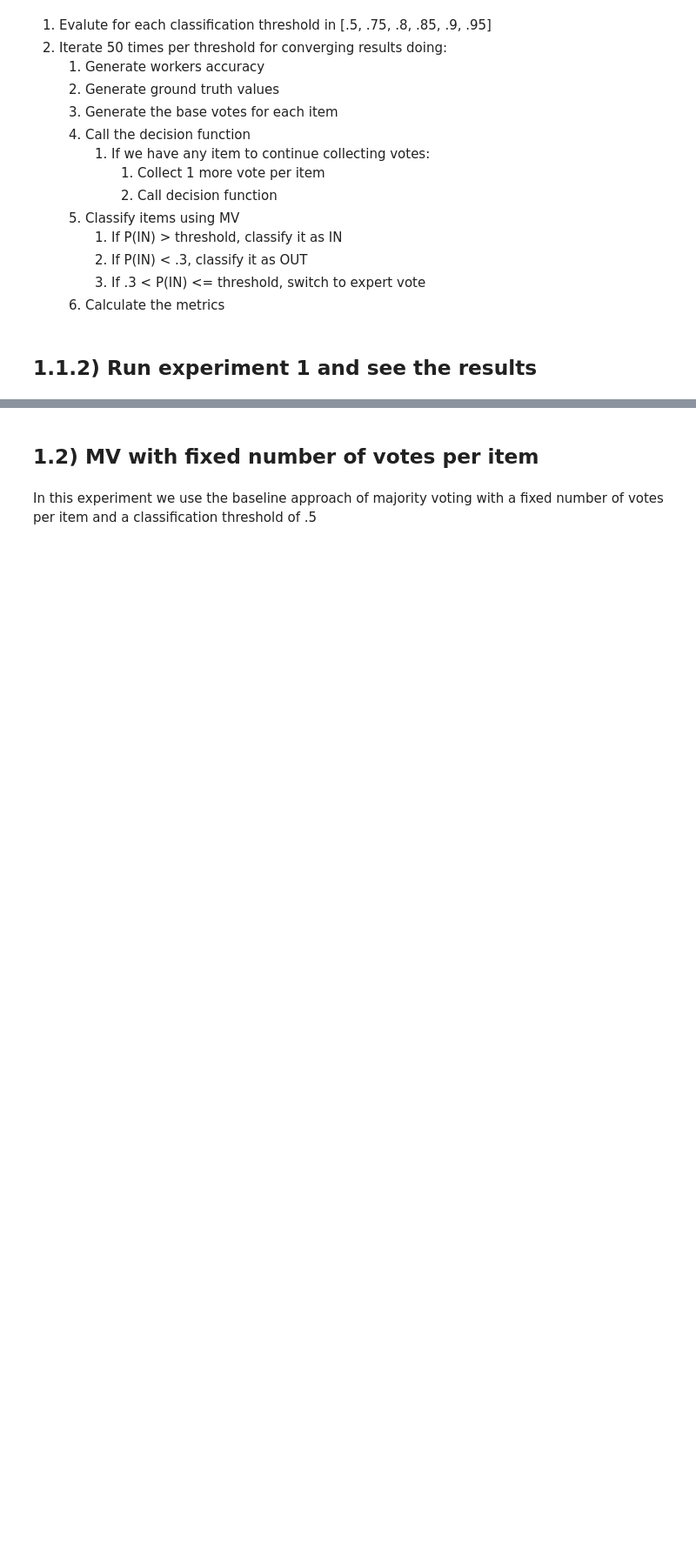
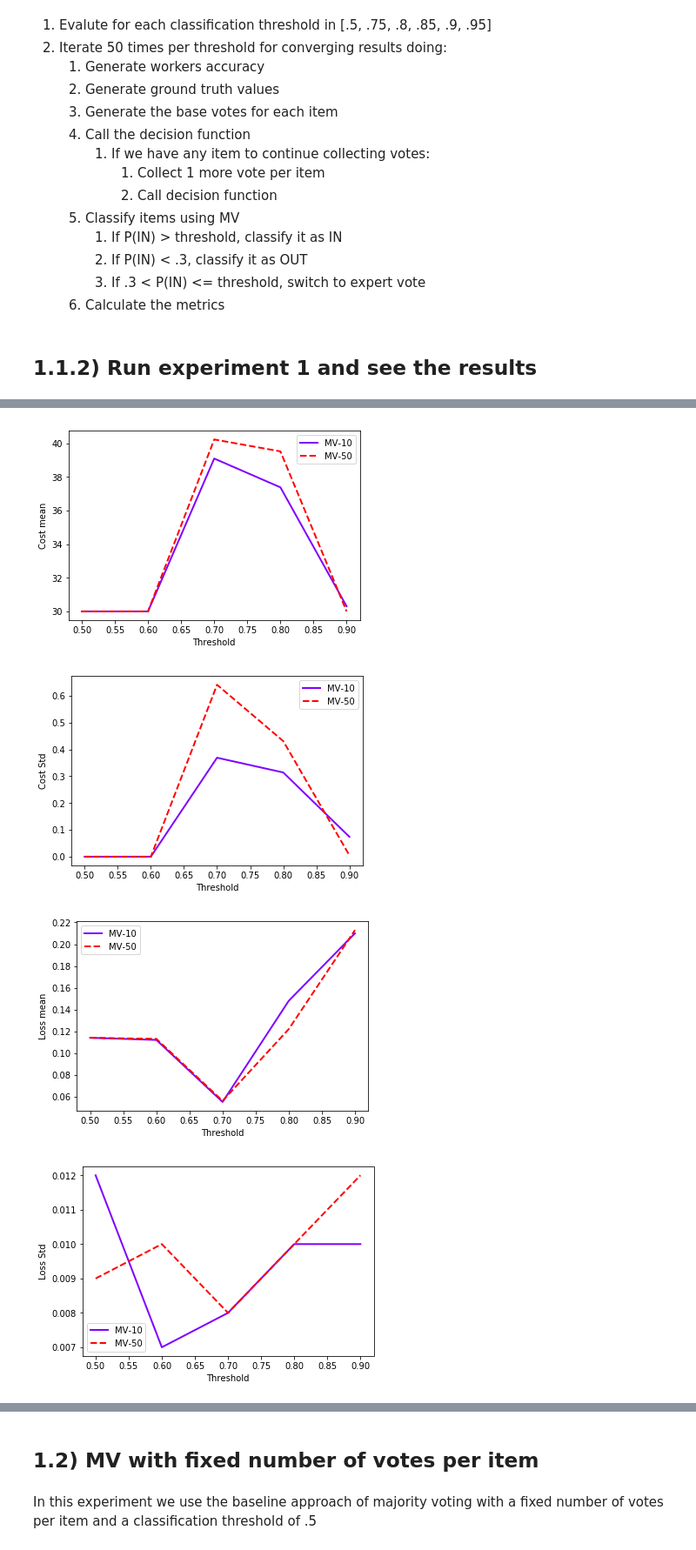
Before and after one commit to pmaglione/classification_model, a Jupyter notebook: main_algorithm_with_experiments.ipynb, the cells around one changed output, grey strips where cells are left out. Shown: that part at 87% size. Cells and saved outputs as stored; diff of their text form; code cells hidden in the pictures; blank space fills up the shorter version.

```diff
--- a/main_algorithm_with_experiments.ipynb
+++ b/main_algorithm_with_experiments.ipynb
@@ -337,0 +354,19 @@ pd.DataFrame(results_mv, columns=pdColumns)
+# %%
+mv_50 = pd.read_csv('./results/smart_stop_mv_not_expert_i50_d50_cr01.csv')
+mv_10 = pd.read_csv('./results/smart_stop_mv_not_expert_i10_d10_cr01.csv')
+
+print_columns = ["Cost mean","Cost Std", "Loss mean", "Loss Std", "Recall mean", "Recall Std", "Precision mean", "Precision Std"]
+
+for column in print_columns:
+    alg_utils.plot_results(cts,
+                           {
+                               "MV-10": mv_10[column],
+                               "MV-50": mv_50[column],
+                           },
+                           "Threshold",
+                           column)
+# %% [output]
+[figure, added]
+[figure, added]
+[figure, added]
+[figure, added]
```
Also changed, not shown: parts of 19 cells of this notebook, 20 other files.
